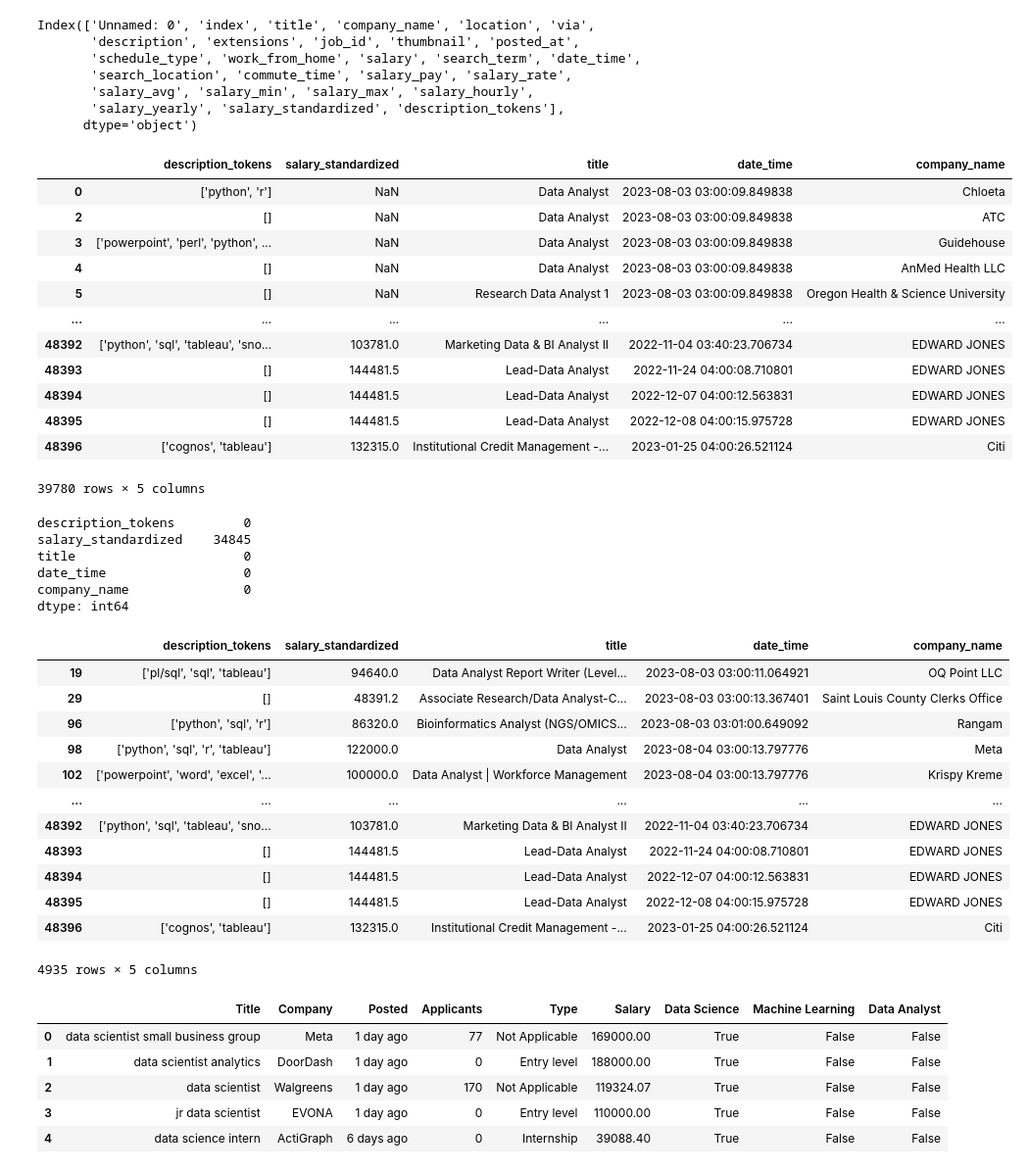
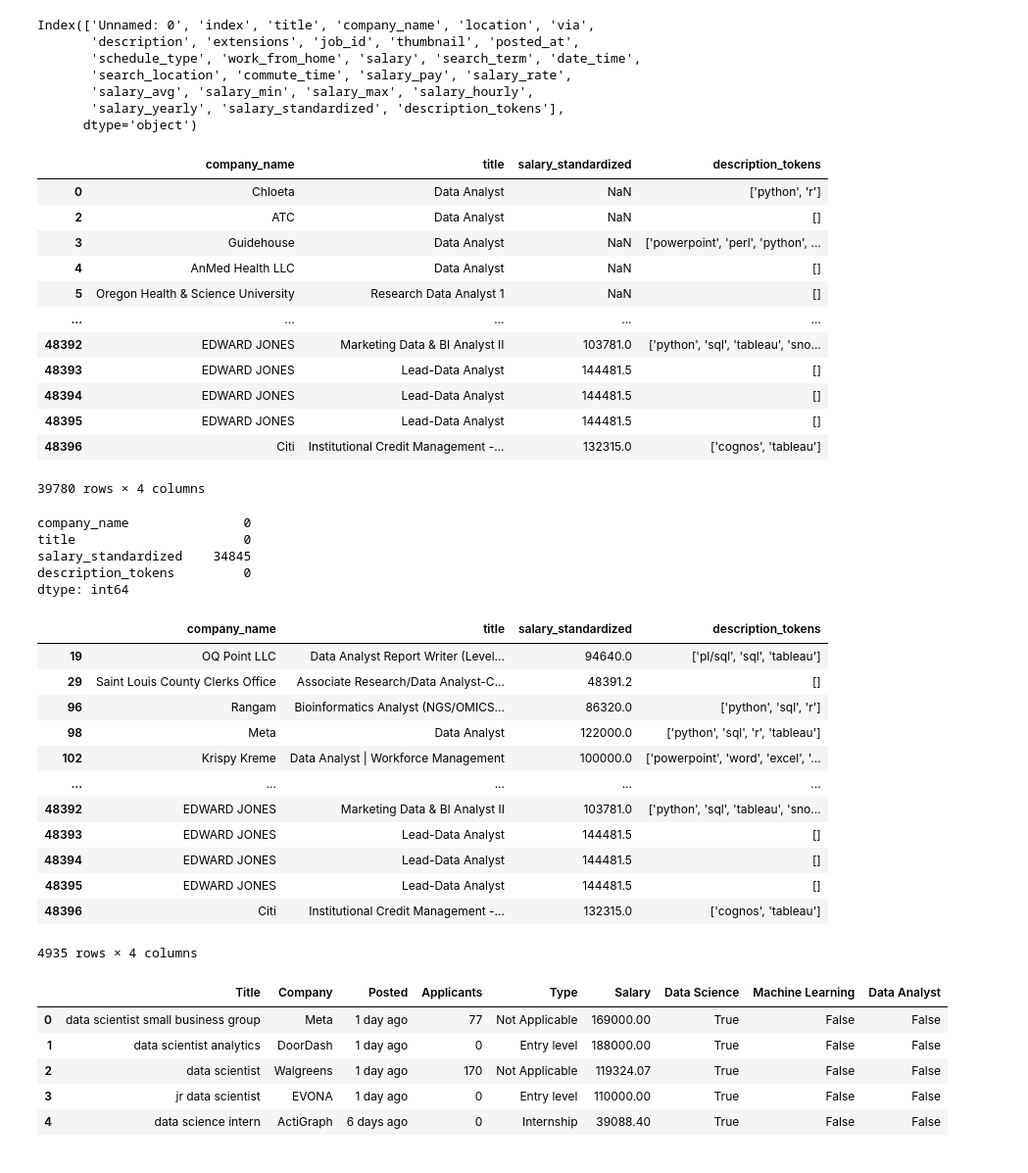
Before and after one commit to Severesix907/Capstone_Project, a Jupyter notebook: Code/pandas_etl- 5.28.24.ipynb, the cells around one changed output. Shown: that part at 98% size. Saved outputs shown, nothing was run; the diff lists cells and outputs as text; code cells hidden in the pictures.

```diff
--- a/Code/pandas_etl- 5.28.24.ipynb
+++ b/Code/pandas_etl- 5.28.24.ipynb
@@ -80,50 +80,49 @@ Index(['Unnamed: 0', 'index', 'title', 'company_name', 'location', 'via',
 # %%
 # 2) Most important columns: description_token, salary_standardized, title, date_time   (drop everything else)
 
-selected_columns_df = filtered_df[['description_tokens', 'salary_standardized', 'title', 'date_time','company_name']]
+selected_columns_df = filtered_df[['company_name','title','salary_standardized','description_tokens']]
 selected_columns_df
 # %% [output]
-|  | description_tokens | salary_standardized | title | date_time | company_name |
-| 0 | ['python', 'r'] | NaN | Data Analyst | 2023-08-03 03:00:09.849838 | Chloeta |
-| 2 | [] | NaN | Data Analyst | 2023-08-03 03:00:09.849838 | ATC |
-| 3 | ['powerpoint', 'perl', 'python', ... | NaN | Data Analyst | 2023-08-03 03:00:09.849838 | Guidehouse |
-| 4 | [] | NaN | Data Analyst | 2023-08-03 03:00:09.849838 | AnMed Health LLC |
-| 5 | [] | NaN | Research Data Analyst 1 | 2023-08-03 03:00:09.849838 | Oregon Health & Science University |
-| ... | ... | ... | ... | ... | ... |
-| 48392 | ['python', 'sql', 'tableau', 'sno... | 103781.0 | Marketing Data & BI Analyst II | 2022-11-04 03:40:23.706734 | EDWARD JONES |
-| 48393 | [] | 144481.5 | Lead-Data Analyst | 2022-11-24 04:00:08.710801 | EDWARD JONES |
-| 48394 | [] | 144481.5 | Lead-Data Analyst | 2022-12-07 04:00:12.563831 | EDWARD JONES |
-| 48395 | [] | 144481.5 | Lead-Data Analyst | 2022-12-08 04:00:15.975728 | EDWARD JONES |
-| 48396 | ['cognos', 'tableau'] | 132315.0 | Institutional Credit Management -... | 2023-01-25 04:00:26.521124 | Citi |
+|  | company_name | title | salary_standardized | description_tokens |
+| 0 | Chloeta | Data Analyst | NaN | ['python', 'r'] |
+| 2 | ATC | Data Analyst | NaN | [] |
+| 3 | Guidehouse | Data Analyst | NaN | ['powerpoint', 'perl', 'python', ... |
+| 4 | AnMed Health LLC | Data Analyst | NaN | [] |
+| 5 | Oregon Health & Science University | Research Data Analyst 1 | NaN | [] |
+| ... | ... | ... | ... | ... |
+| 48392 | EDWARD JONES | Marketing Data & BI Analyst II | 103781.0 | ['python', 'sql', 'tableau', 'sno... |
+| 48393 | EDWARD JONES | Lead-Data Analyst | 144481.5 | [] |
+| 48394 | EDWARD JONES | Lead-Data Analyst | 144481.5 | [] |
+| 48395 | EDWARD JONES | Lead-Data Analyst | 144481.5 | [] |
+| 48396 | Citi | Institutional Credit Management -... | 132315.0 | ['cognos', 'tableau'] |
-39780 rows × 5 columns
+39780 rows × 4 columns
 # %%
 # 3) drop 39,000 missing rows of salary_standardized
 
 selected_columns_df.isnull().sum()
 # %% [output]
+company_name               0
+title                      0
+salary_standardized    34845
 description_tokens         0
-salary_standardized    34845
-title                      0
-date_time                  0
-company_name               0
 dtype: int64
 # %%
 selected_columns_df = selected_columns_df.dropna(subset=['salary_standardized'])
 selected_columns_df
 # %% [output]
-|  | description_tokens | salary_standardized | title | date_time | company_name |
-| 19 | ['pl/sql', 'sql', 'tableau'] | 94640.0 | Data Analyst Report Writer (Level... | 2023-08-03 03:00:11.064921 | OQ Point LLC |
-| 29 | [] | 48391.2 | Associate Research/Data Analyst-C... | 2023-08-03 03:00:13.367401 | Saint Louis County Clerks Office |
-| 96 | ['python', 'sql', 'r'] | 86320.0 | Bioinformatics Analyst (NGS/OMICS... | 2023-08-03 03:01:00.649092 | Rangam |
-| 98 | ['python', 'sql', 'r', 'tableau'] | 122000.0 | Data Analyst | 2023-08-04 03:00:13.797776 | Meta |
-| 102 | ['powerpoint', 'word', 'excel', '... | 100000.0 | Data Analyst | Workforce Management | 2023-08-04 03:00:13.797776 | Krispy Kreme |
-| ... | ... | ... | ... | ... | ... |
-| 48392 | ['python', 'sql', 'tableau', 'sno... | 103781.0 | Marketing Data & BI Analyst II | 2022-11-04 03:40:23.706734 | EDWARD JONES |
-| 48393 | [] | 144481.5 | Lead-Data Analyst | 2022-11-24 04:00:08.710801 | EDWARD JONES |
-| 48394 | [] | 144481.5 | Lead-Data Analyst | 2022-12-07 04:00:12.563831 | EDWARD JONES |
-| 48395 | [] | 144481.5 | Lead-Data Analyst | 2022-12-08 04:00:15.975728 | EDWARD JONES |
-| 48396 | ['cognos', 'tableau'] | 132315.0 | Institutional Credit Management -... | 2023-01-25 04:00:26.521124 | Citi |
+|  | company_name | title | salary_standardized | description_tokens |
+| 19 | OQ Point LLC | Data Analyst Report Writer (Level... | 94640.0 | ['pl/sql', 'sql', 'tableau'] |
+| 29 | Saint Louis County Clerks Office | Associate Research/Data Analyst-C... | 48391.2 | [] |
+| 96 | Rangam | Bioinformatics Analyst (NGS/OMICS... | 86320.0 | ['python', 'sql', 'r'] |
+| 98 | Meta | Data Analyst | 122000.0 | ['python', 'sql', 'r', 'tableau'] |
+| 102 | Krispy Kreme | Data Analyst | Workforce Management | 100000.0 | ['powerpoint', 'word', 'excel', '... |
+| ... | ... | ... | ... | ... |
+| 48392 | EDWARD JONES | Marketing Data & BI Analyst II | 103781.0 | ['python', 'sql', 'tableau', 'sno... |
+| 48393 | EDWARD JONES | Lead-Data Analyst | 144481.5 | [] |
+| 48394 | EDWARD JONES | Lead-Data Analyst | 144481.5 | [] |
+| 48395 | EDWARD JONES | Lead-Data Analyst | 144481.5 | [] |
+| 48396 | Citi | Institutional Credit Management -... | 132315.0 | ['cognos', 'tableau'] |
-4935 rows × 5 columns
+4935 rows × 4 columns
 # %%
 # 4) join in the missing data
 # %%
```
Also changed, not shown: parts of 5 cells of this notebook.
